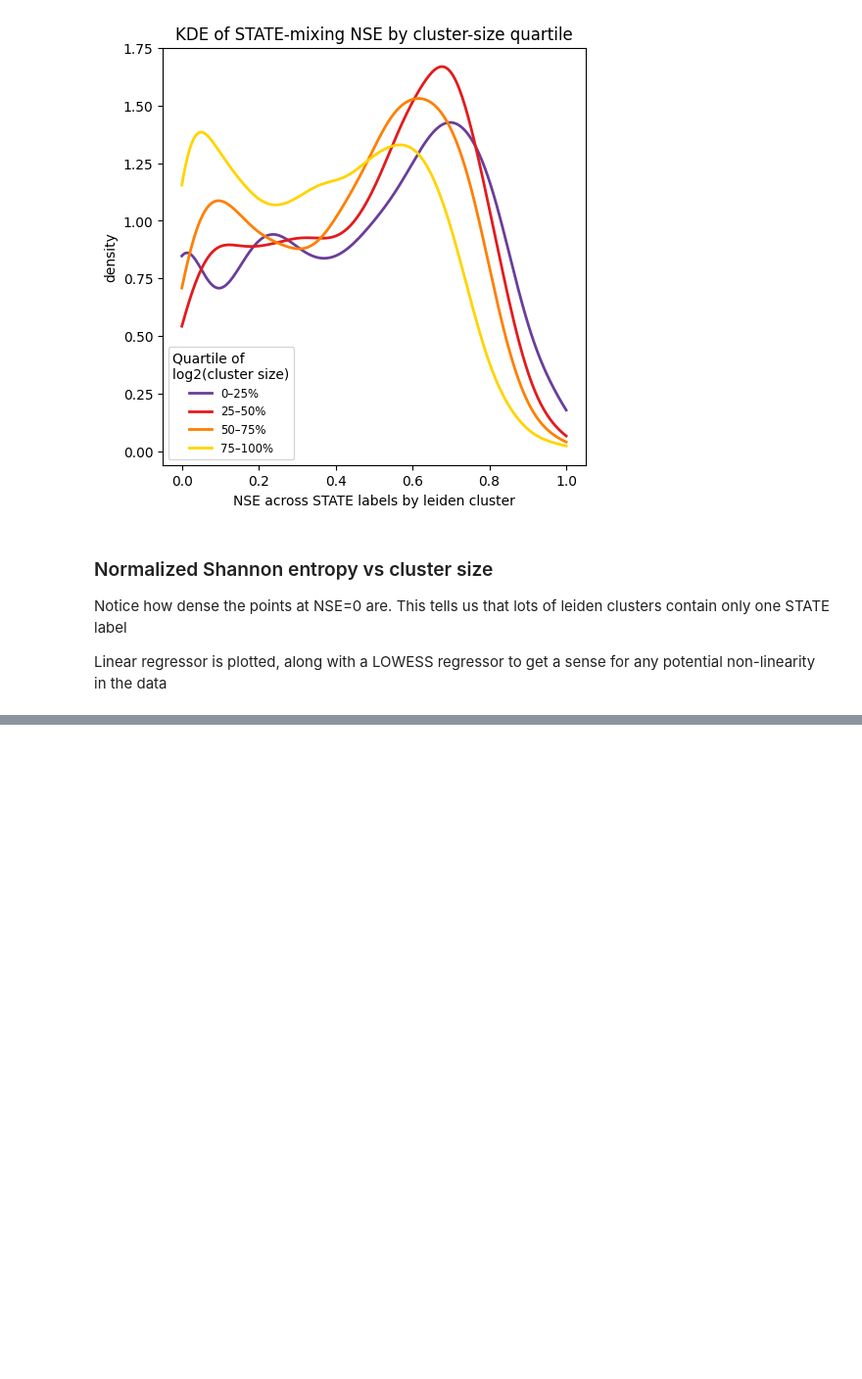
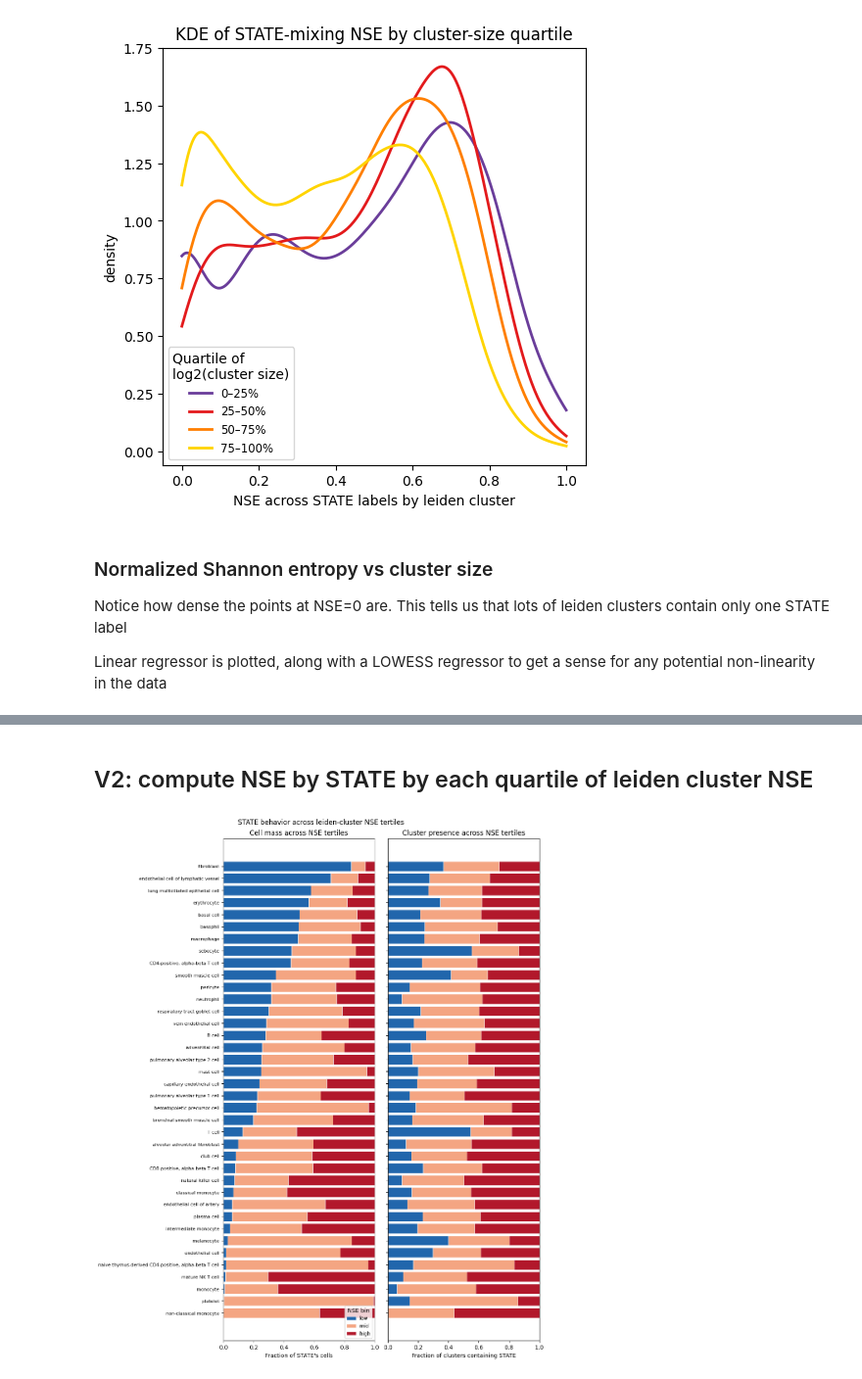
Before and after one commit to otodreas/scBaseCount_Pipeline, a Jupyter notebook: notebooks/cluster_stats.ipynb, the cells around one changed output, grey strips where cells are left out. Shown at 98% size. Cells and saved outputs as stored; diff of their text form; code cells hidden in the pictures; blank space fills up the shorter version.

```diff
--- a/notebooks/cluster_stats.ipynb
+++ b/notebooks/cluster_stats.ipynb
@@ -308,0 +395,2 @@ Text(0, 0.5, 'nse_STATE')
+# %% [markdown]
+## V2: compute NSE by STATE by each quartile of leiden cluster NSE
@@ -308,0 +408,65 @@ Text(0, 0.5, 'nse_STATE')
+# %%
+bin_names = ["low", "mid", "high"]
+palette = ["#2166ac", "#f4a582", "#b2182b"]
+
+cell_mass_per_bin = []
+for bin_idx in range(len(bin_names)):
+    mask = ds.nse_leiden_bin == bin_idx
+    cells_in_bin = ds.cell_count.where(mask, 0).sum(dim=("accession", "leiden_cluster"))
+    cell_mass_per_bin.append(cells_in_bin)
+cell_mass = xr.concat(cell_mass_per_bin, dim=pd.Index(bin_names, name="bin"))
+total_cells_per_state = ds.cell_count.sum(dim=("accession", "leiden_cluster"))
+cell_share = (cell_mass / total_cells_per_state).fillna(0).to_pandas().T
+
+has_state = ds.cell_count > 0
+clusters_per_bin = []
+for bin_idx in range(len(bin_names)):
+    mask = ds.nse_leiden_bin == bin_idx
+    present_in_bin = (has_state & mask).sum(dim=("accession", "leiden_cluster"))
+    clusters_per_bin.append(present_in_bin)
+cluster_counts = xr.concat(clusters_per_bin, dim=pd.Index(bin_names, name="bin"))
+total_clusters_per_state = has_state.sum(dim=("accession", "leiden_cluster"))
+cluster_share = (cluster_counts / total_clusters_per_state).fillna(0).to_pandas().T
+
+cell_share = cell_share.loc[cell_share.index != ""]
+cluster_share = cluster_share.loc[cluster_share.index != ""]
+state_order = cell_share.sort_values("low", ascending=False).index.tolist()
+cell_share = cell_share.loc[state_order]
+cluster_share = cluster_share.loc[state_order]
+
+n_states = len(state_order)
+fig, (ax_cell, ax_clu) = plt.subplots(
+    1, 2,
+    figsize=(11, max(6, n_states * 0.35)),
+    layout="constrained",
+    sharey=True,
+)
+y_base = np.arange(n_states)
+
+left = np.zeros(n_states)
+for name, color in zip(bin_names, palette):
+    ax_cell.barh(y_base, cell_share[name].values, left=left,
+                 color=color, edgecolor="white", linewidth=0.4, label=name)
+    left += cell_share[name].values
+ax_cell.set_xlim(0, 1)
+ax_cell.set_xlabel("Fraction of STATE's cells")
+ax_cell.set_title("Cell mass across NSE tertiles")
+ax_cell.legend(fontsize="small", loc="lower right", title="NSE bin")
+
+left = np.zeros(n_states)
+for name, color in zip(bin_names, palette):
+    ax_clu.barh(y_base, cluster_share[name].values, left=left,
+                color=color, edgecolor="white", linewidth=0.4)
+    left += cluster_share[name].values
+ax_clu.set_xlim(0, 1)
+ax_clu.set_xlabel("Fraction of clusters containing STATE")
+ax_clu.set_title("Cluster presence across NSE tertiles")
+
+ax_cell.set_yticks(y_base)
+ax_cell.set_yticklabels(state_order, fontsize=8)
+ax_cell.invert_yaxis()
+
+fig.suptitle("STATE behavior across leiden-cluster NSE tertiles", fontsize=12)
+plt.show()
+# %% [output]
+[figure, added]
```
Also changed, not shown: parts of 15 cells of this notebook.
